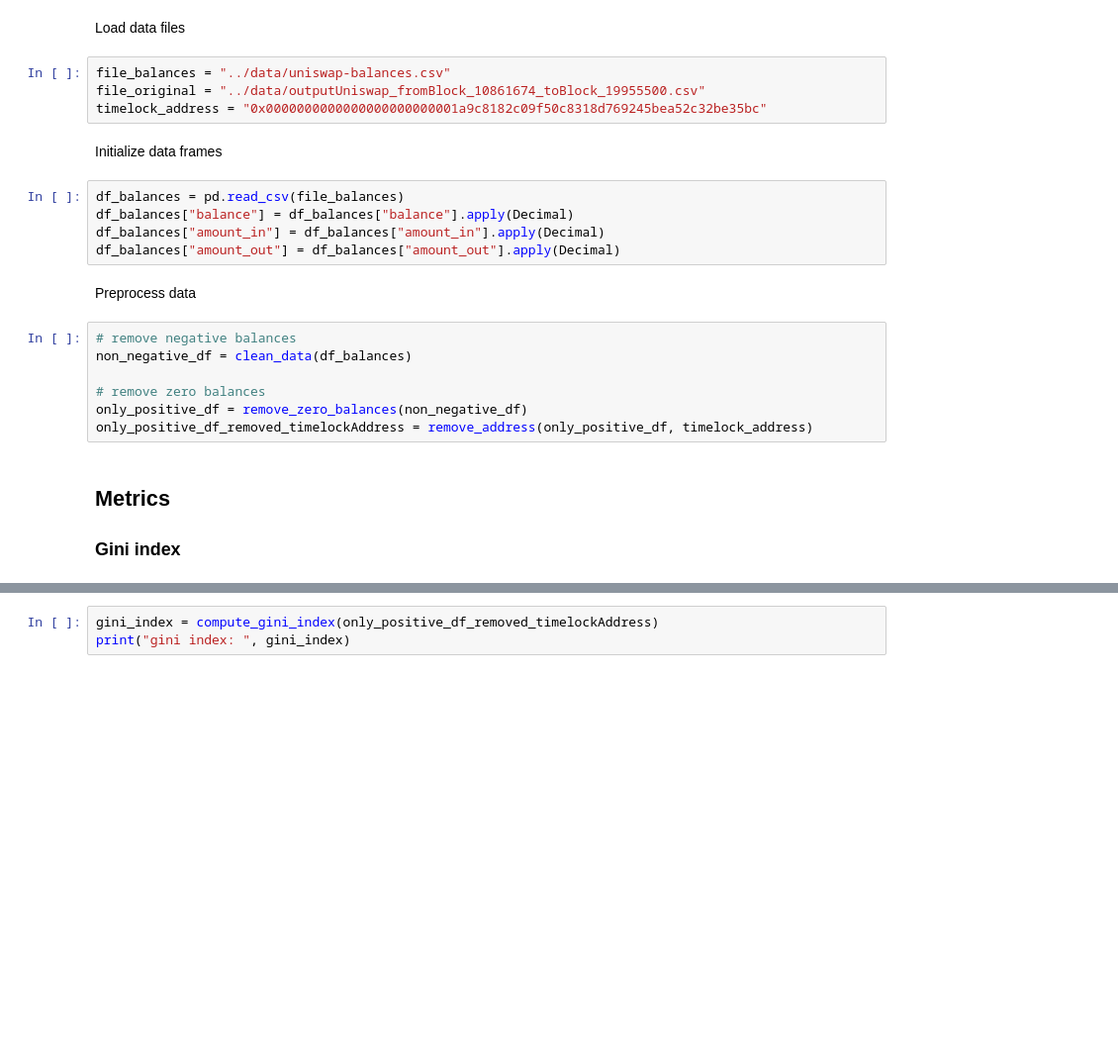
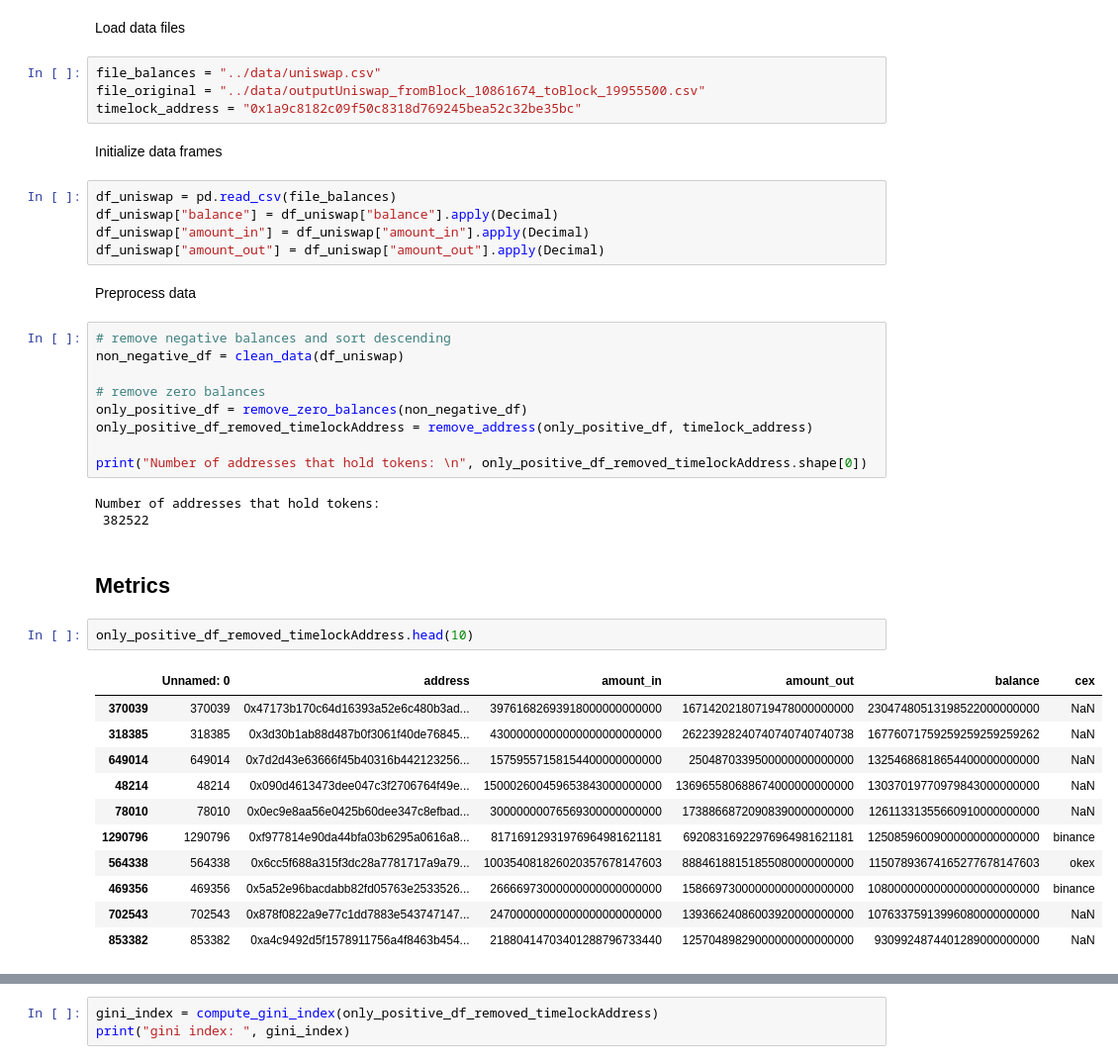
Before and after one commit to luk3k/caa-governance-tokens, a Jupyter notebook: src/analyze_data.ipynb, the cells around one changed output, grey strips where cells are left out. Shown at 99% size. Saved outputs shown, nothing was run; the diff lists cells and outputs as text; blank space fills up the shorter version.

```diff
--- a/src/analyze_data.ipynb
+++ b/src/analyze_data.ipynb
@@ -12,25 +12,43 @@ import os.path
 # %% [markdown]
 Load data files
 # %%
-file_balances = "../data/uniswap-balances.csv"
+file_balances = "../data/uniswap.csv"
 file_original = "../data/outputUniswap_fromBlock_10861674_toBlock_19955500.csv"
-timelock_address = "0x0000000000000000000000001a9c8182c09f50c8318d769245bea52c32be35bc"
+timelock_address = "0x1a9c8182c09f50c8318d769245bea52c32be35bc"
 # %% [markdown]
 Initialize data frames
 # %%
-df_balances = pd.read_csv(file_balances)
-df_balances["balance"] = df_balances["balance"].apply(Decimal)
-df_balances["amount_in"] = df_balances["amount_in"].apply(Decimal)
-df_balances["amount_out"] = df_balances["amount_out"].apply(Decimal)
+df_uniswap = pd.read_csv(file_balances)
+df_uniswap["balance"] = df_uniswap["balance"].apply(Decimal)
+df_uniswap["amount_in"] = df_uniswap["amount_in"].apply(Decimal)
+df_uniswap["amount_out"] = df_uniswap["amount_out"].apply(Decimal)
 # %% [markdown]
 Preprocess data
 # %%
-# remove negative balances
-non_negative_df = clean_data(df_balances)
+# remove negative balances and sort descending
+non_negative_df = clean_data(df_uniswap)
 
 # remove zero balances
 only_positive_df = remove_zero_balances(non_negative_df)
 only_positive_df_removed_timelockAddress = remove_address(only_positive_df, timelock_address)
+
+print("Number of addresses that hold tokens: \n", only_positive_df_removed_timelockAddress.shape[0])
+# %% [output]
+Number of addresses that hold tokens:
+ 382522
 # %% [markdown]
 ## Metrics
-### Gini index
+# %%
+only_positive_df_removed_timelockAddress.head(10)
+# %% [output]
+|  | Unnamed: 0 | address | amount_in | amount_out | balance | cex |
+| 370039 | 370039 | 0x47173b170c64d16393a52e6c480b3ad... | 39761682693918000000000000 | 16714202180719478000000000 | 23047480513198522000000000 | NaN |
+| 318385 | 318385 | 0x3d30b1ab88d487b0f3061f40de76845... | 43000000000000000000000000 | 26223928240740740740740738 | 16776071759259259259259262 | NaN |
+| 649014 | 649014 | 0x7d2d43e63666f45b40316b442123256... | 15759557158154400000000000 | 2504870339500000000000000 | 13254686818654400000000000 | NaN |
+| 48214 | 48214 | 0x090d4613473dee047c3f2706764f49e... | 150002600459653843000000000 | 136965580688674000000000000 | 13037019770979843000000000 | NaN |
+| 78010 | 78010 | 0x0ec9e8aa56e0425b60dee347c8efbad... | 30000000076569300000000000 | 17388668720908390000000000 | 12611331355660910000000000 | NaN |
+| 1290796 | 1290796 | 0xf977814e90da44bfa03b6295a0616a8... | 81716912931976964981621181 | 69208316922976964981621181 | 12508596009000000000000000 | binance |
+| 564338 | 564338 | 0x6cc5f688a315f3dc28a7781717a9a79... | 100354081826020357678147603 | 88846188151855080000000000 | 11507893674165277678147603 | okex |
+| 469356 | 469356 | 0x5a52e96bacdabb82fd05763e2533526... | 26666973000000000000000000 | 15866973000000000000000000 | 10800000000000000000000000 | binance |
+| 702543 | 702543 | 0x878f0822a9e77c1dd7883e543747147... | 24700000000000000000000000 | 13936624086003920000000000 | 10763375913996080000000000 | NaN |
+| 853382 | 853382 | 0xa4c9492d5f1578911756a4f8463b454... | 21880414703401288796733440 | 12570489829000000000000000 | 9309924874401289000000000 | NaN |
```
Also changed, not shown: parts of 13 cells of this notebook, 3 other files.
